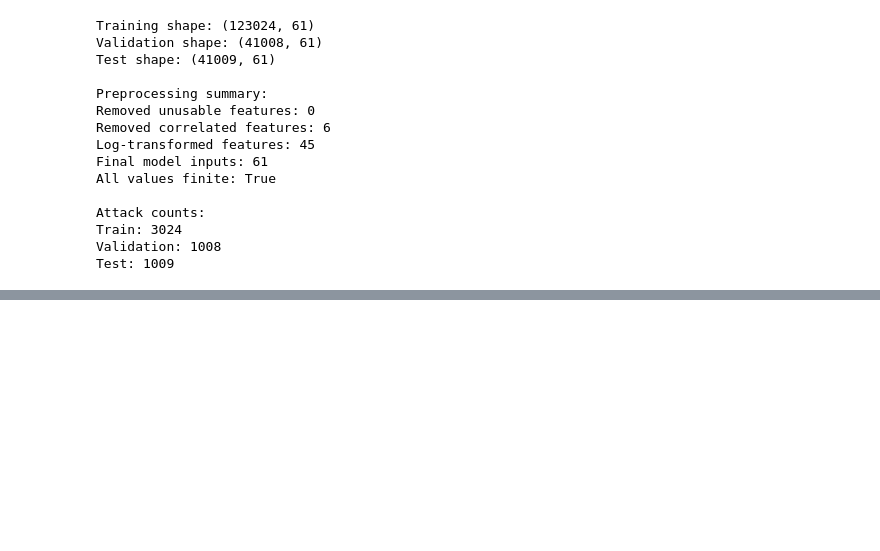
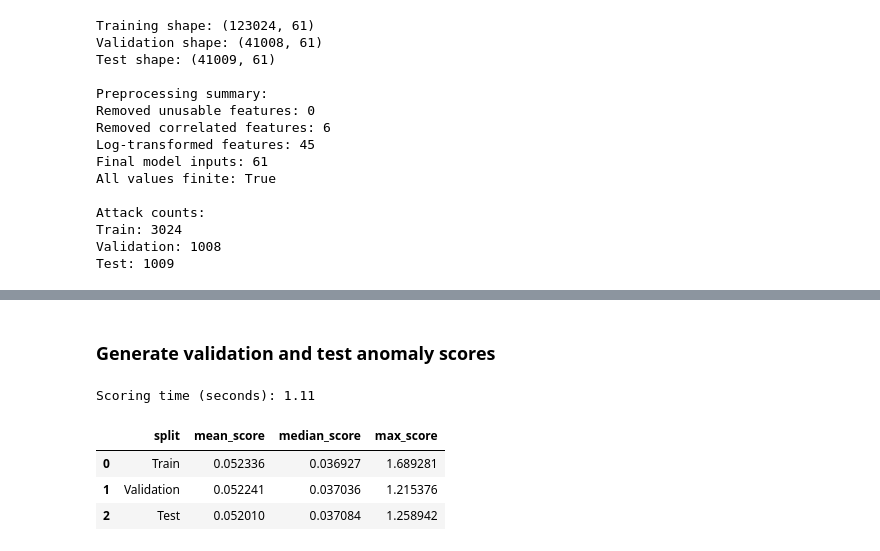
Before and after one commit to yuanmingwang/multi-stage-iot-ids, a Jupyter notebook: notebooks/p2_autoencoders.ipynb, the cells around one changed output, grey strips where cells are left out. Saved outputs shown, nothing was run; the diff lists cells and outputs as text; code cells hidden in the pictures; blank space fills up the shorter version.

```diff
--- a/notebooks/p2_autoencoders.ipynb
+++ b/notebooks/p2_autoencoders.ipynb
@@ -227,0 +471,24 @@ Test: 1009
+# %% [markdown]
+### Generate validation and test anomaly scores
+# %%
+start_score = time.time()
+train_scores = reconstruction_errors(autoencoder, X_train)
+val_scores = reconstruction_errors(autoencoder, X_val)
+test_scores = reconstruction_errors(autoencoder, X_test)
+score_time = time.time() - start_score
+
+score_summary = pd.DataFrame({
+    "split": ["Train", "Validation", "Test"],
+    "mean_score": [train_scores.mean(), val_scores.mean(), test_scores.mean()],
+    "median_score": [np.median(train_scores), np.median(val_scores), np.median(test_scores)],
+    "max_score": [train_scores.max(), val_scores.max(), test_scores.max()]
+})
+
+print("Scoring time (seconds):", round(score_time, 2))
+display(score_summary.round(6))
+# %% [output]
+Scoring time (seconds): 1.11
+|  | split | mean_score | median_score | max_score |
+| 0 | Train | 0.052336 | 0.036927 | 1.689281 |
+| 1 | Validation | 0.052241 | 0.037036 | 1.215376 |
+| 2 | Test | 0.052010 | 0.037084 | 1.258942 |
```
Also changed, not shown: parts of 14 cells of this notebook.
